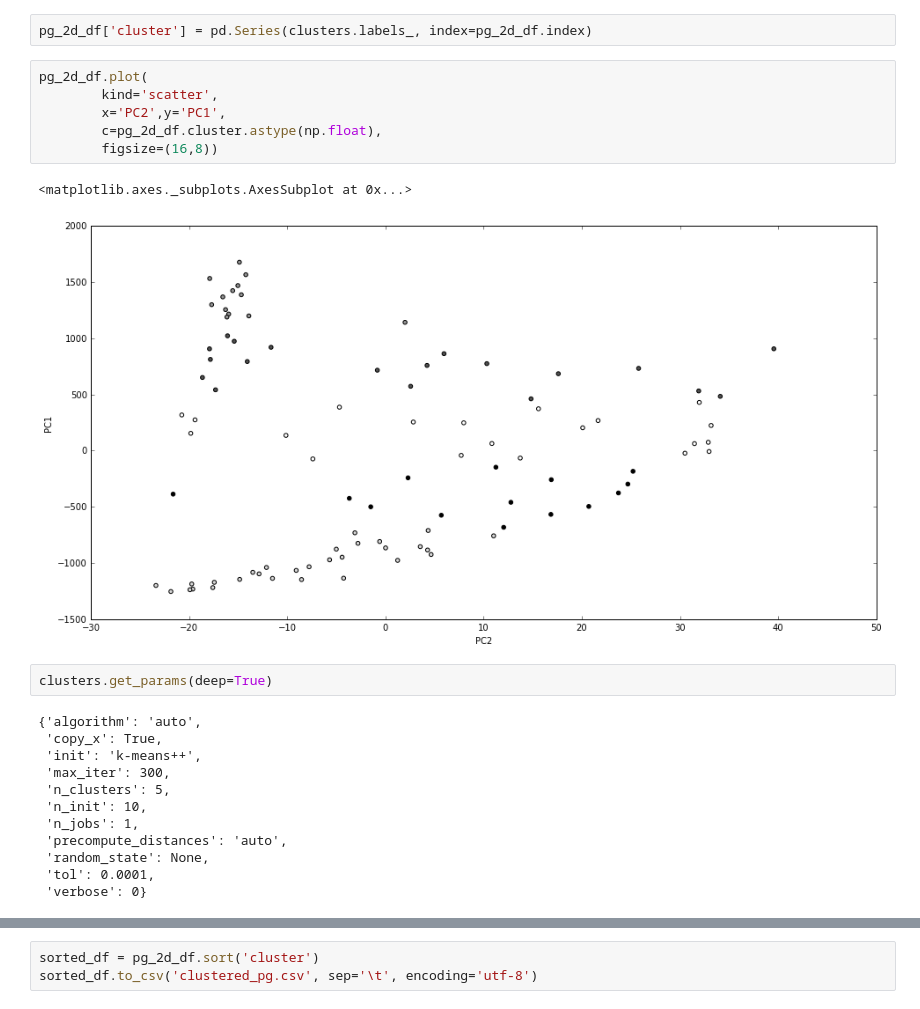
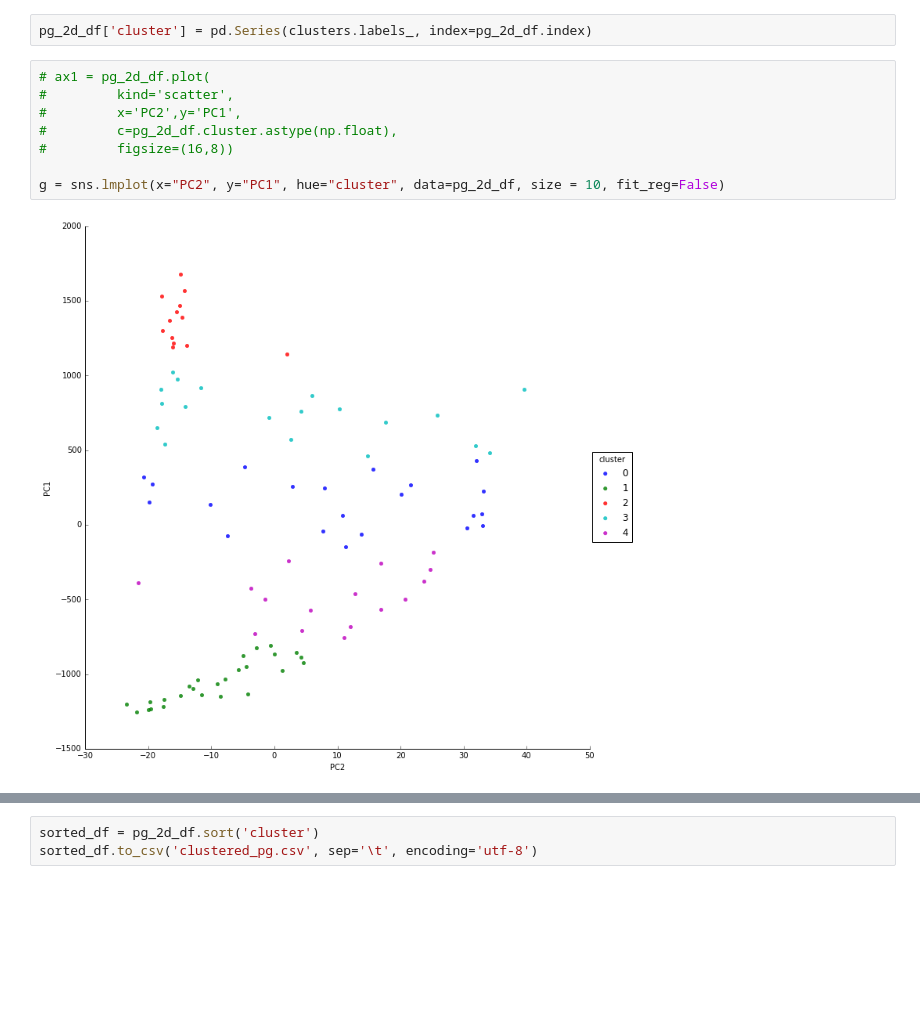
Before and after one commit to hsubbaraj/basketball_ml, a Jupyter notebook: all_pg_kmeans.ipynb, the cells around one changed output, grey strips where cells are left out. Saved outputs shown, nothing was run; the diff lists cells and outputs as text; blank space fills up the shorter version.

```diff
--- a/all_pg_kmeans.ipynb
+++ b/all_pg_kmeans.ipynb
@@ -74,25 +79,12 @@ clusters = kmeans.fit(pg_df)
 # %%
 pg_2d_df['cluster'] = pd.Series(clusters.labels_, index=pg_2d_df.index)
 # %%
-pg_2d_df.plot(
-        kind='scatter',
-        x='PC2',y='PC1',
-        c=pg_2d_df.cluster.astype(np.float),
-        figsize=(16,8))
+# ax1 = pg_2d_df.plot(
+#         kind='scatter',
+#         x='PC2',y='PC1',
+#         c=pg_2d_df.cluster.astype(np.float),
+#         figsize=(16,8))
+
+g = sns.lmplot(x="PC2", y="PC1", hue="cluster", data=pg_2d_df, size = 10, fit_reg=False)
 # %% [output]
-<matplotlib.axes._subplots.AxesSubplot at 0x...>
-[figure, old version]
+[figure, new version]
-# %%
-clusters.get_params(deep=True)
-# %% [output]
-{'algorithm': 'auto',
- 'copy_x': True,
- 'init': 'k-means++',
- 'max_iter': 300,
- 'n_clusters': 5,
- 'n_init': 10,
- 'n_jobs': 1,
- 'precompute_distances': 'auto',
- 'random_state': None,
- 'tol': 0.0001,
- 'verbose': 0}
```
Also changed, not shown: parts of 12 cells of this notebook, 5 other files.
